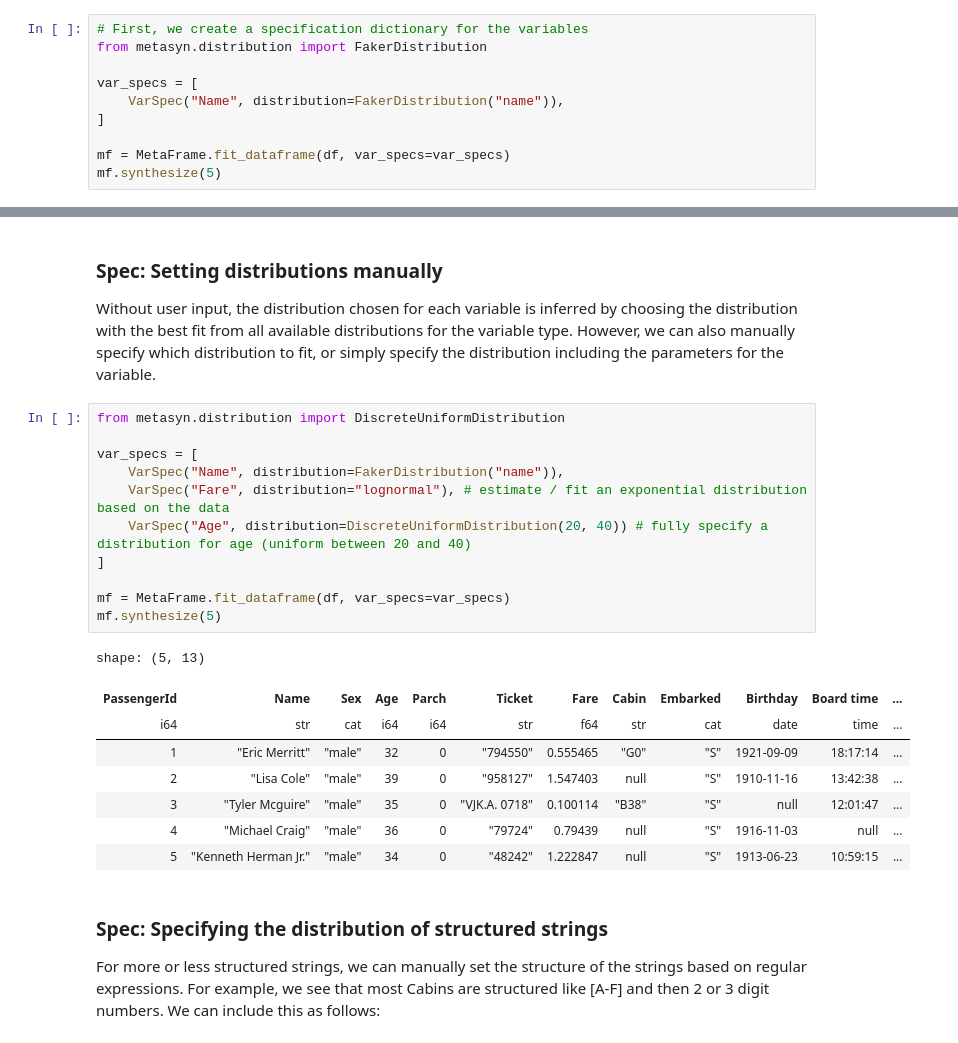
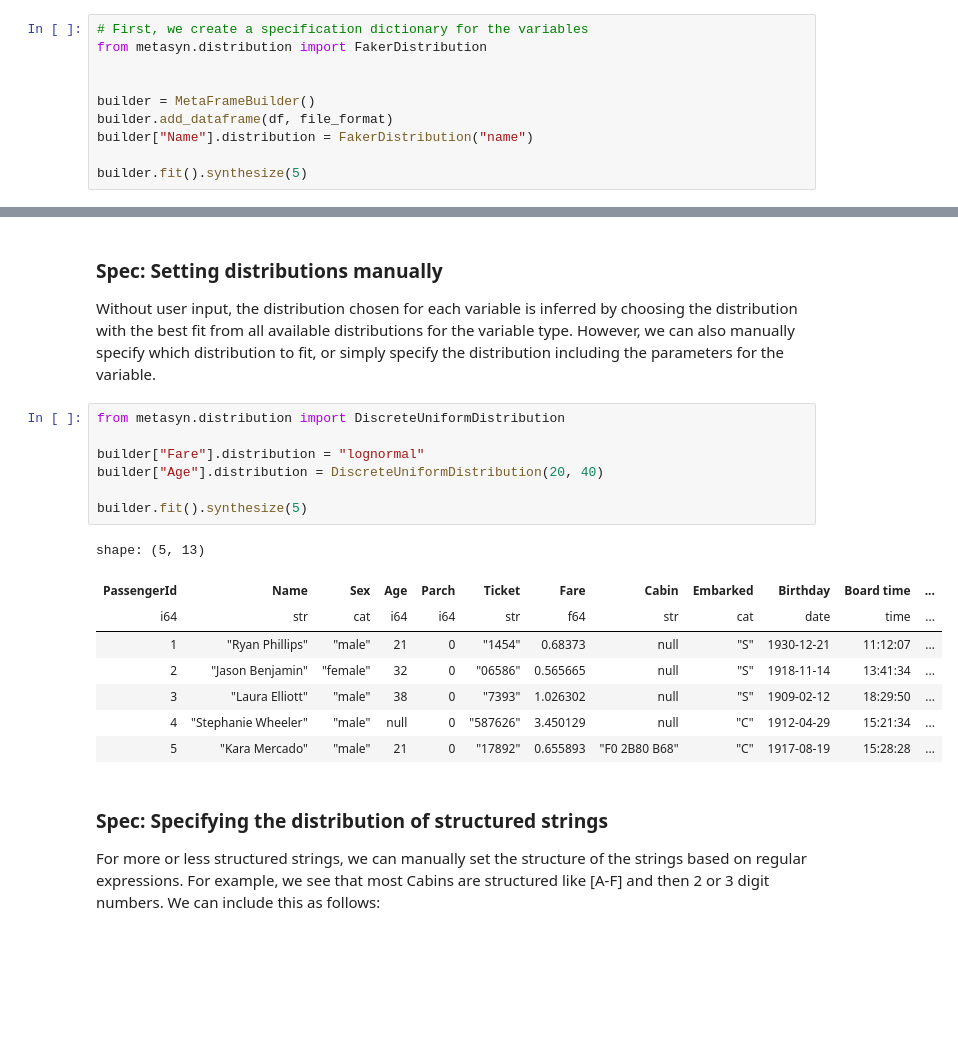
Before and after one commit to sodascience/metasyn, a Jupyter notebook: examples/getting_started.ipynb, the cells around one changed output, grey strips where cells are left out. Drawn from its saved outputs; the diff is of its cells as text; blank space fills up the shorter version.

```diff
--- a/examples/getting_started.ipynb
+++ b/examples/getting_started.ipynb
@@ -193,12 +193,12 @@ We can specify metasyn to use Faker names for the `Name` column as follows:
 # First, we create a specification dictionary for the variables
 from metasyn.distribution import FakerDistribution
 
-var_specs = [
-    VarSpec("Name", distribution=FakerDistribution("name")),
-]
 
-mf = MetaFrame.fit_dataframe(df, var_specs=var_specs)
-mf.synthesize(5)
+builder = MetaFrameBuilder()
+builder.add_dataframe(df, file_format)
+builder["Name"].distribution = FakerDistribution("name")
+
+builder.fit().synthesize(5)
 # %% [output]
 shape: (5, 13)
 | PassengerId | Name | Sex | Age | Parch | Ticket | Fare | Cabin | Embarked | Birthday | Board time | ... |
@@ -217,23 +217,19 @@ Without user input, the distribution chosen for each variable is inferred by cho
 # %%
 from metasyn.distribution import DiscreteUniformDistribution
 
-var_specs = [
-    VarSpec("Name", distribution=FakerDistribution("name")),
-    VarSpec("Fare", distribution="lognormal"), # estimate / fit an exponential distribution based on the data
-    VarSpec("Age", distribution=DiscreteUniformDistribution(20, 40)) # fully specify a distribution for age (uniform between 20 and 40)
-]
+builder["Fare"].distribution = "lognormal"
+builder["Age"].distribution = DiscreteUniformDistribution(20, 40)
 
-mf = MetaFrame.fit_dataframe(df, var_specs=var_specs)
-mf.synthesize(5)
+builder.fit().synthesize(5)
 # %% [output]
 shape: (5, 13)
 | PassengerId | Name | Sex | Age | Parch | Ticket | Fare | Cabin | Embarked | Birthday | Board time | ... |
 | i64 | str | cat | i64 | i64 | str | f64 | str | cat | date | time | ... |
-| 1 | "Eric Merritt" | "male" | 32 | 0 | "794550" | 0.555465 | "G0" | "S" | 1921-09-09 | 18:17:14 | ... |
-| 2 | "Lisa Cole" | "male" | 39 | 0 | "958127" | 1.547403 | null | "S" | 1910-11-16 | 13:42:38 | ... |
-| 3 | "Tyler Mcguire" | "male" | 35 | 0 | "VJK.A. 0718" | 0.100114 | "B38" | "S" | null | 12:01:47 | ... |
-| 4 | "Michael Craig" | "male" | 36 | 0 | "79724" | 0.79439 | null | "S" | 1916-11-03 | null | ... |
-| 5 | "Kenneth Herman Jr." | "male" | 34 | 0 | "48242" | 1.222847 | null | "S" | 1913-06-23 | 10:59:15 | ... |
+| 1 | "Ryan Phillips" | "male" | 21 | 0 | "1454" | 0.68373 | null | "S" | 1930-12-21 | 11:12:07 | ... |
+| 2 | "Jason Benjamin" | "female" | 32 | 0 | "06586" | 0.565665 | null | "S" | 1918-11-14 | 13:41:34 | ... |
+| 3 | "Laura Elliott" | "male" | 38 | 0 | "7393" | 1.026302 | null | "S" | 1909-02-12 | 18:29:50 | ... |
+| 4 | "Stephanie Wheeler" | "male" | null | 0 | "587626" | 3.450129 | null | "C" | 1912-04-29 | 15:21:34 | ... |
+| 5 | "Kara Mercado" | "male" | 21 | 0 | "17892" | 0.655893 | "F0 2B80 B68" | "C" | 1917-08-19 | 15:28:28 | ... |
 # %% [markdown]
 ### Spec: Specifying the distribution of structured strings
 
```
Also changed, not shown: parts of 8 cells of this notebook, 4 other files.
